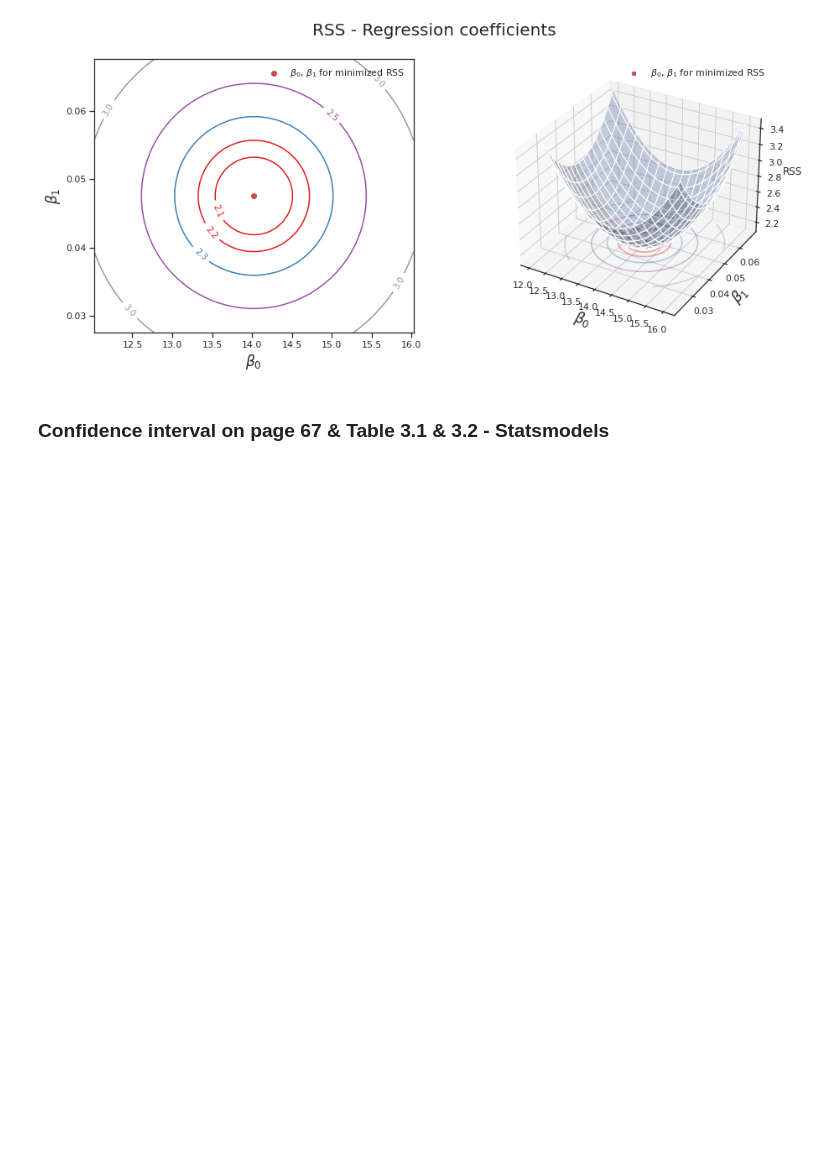
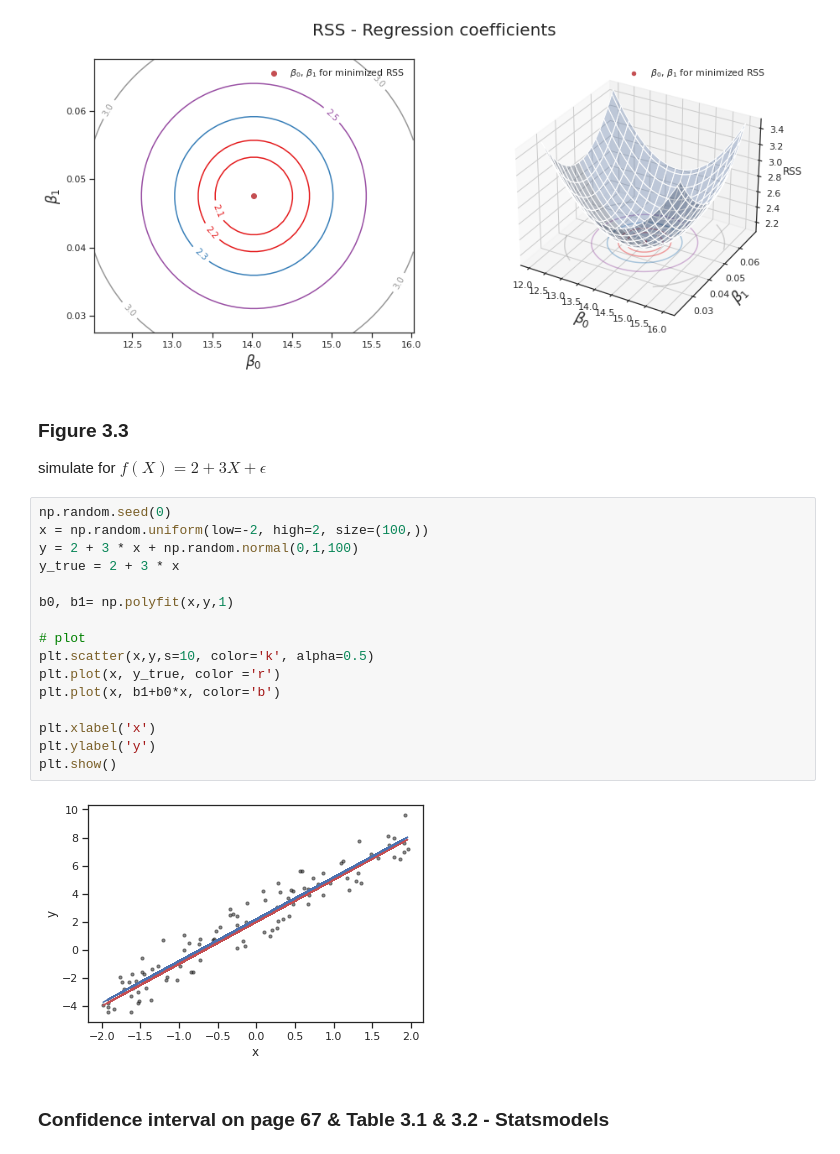
Before and after one commit to tvanzyl/ISL1_Python, a Jupyter notebook: Notebooks/Chapter 3.ipynb, the cells around one changed output. Saved outputs shown, nothing was run; the diff lists cells and outputs as text; blank space fills up the shorter version.

```diff
--- a/Notebooks/Chapter 3.ipynb
+++ b/Notebooks/Chapter 3.ipynb
@@ -145,6 +154,28 @@ for ax in fig.axes:
     ax.legend()
 # %% [output]
 [figure]
+# %% [markdown]
+### Figure 3.3
+
+simulate for $f(X) = 2 + 3X + \epsilon$
+# %%
+np.random.seed(0)
+x = np.random.uniform(low=-2, high=2, size=(100,))
+y = 2 + 3 * x + np.random.normal(0,1,100)
+y_true = 2 + 3 * x
+
+b0, b1= np.polyfit(x,y,1)
+
+# plot
+plt.scatter(x,y,s=10, color='k', alpha=0.5)
+plt.plot(x, y_true, color ='r')
+plt.plot(x, b1+b0*x, color='b')
+
+plt.xlabel('x')
+plt.ylabel('y')
+plt.show()
+# %% [output]
+[figure, added]
 # %% [markdown]
 ### Confidence interval on page 67 & Table 3.1 & 3.2 - Statsmodels
 # %%
```
Also changed, not shown: parts of 3 cells of this notebook.
